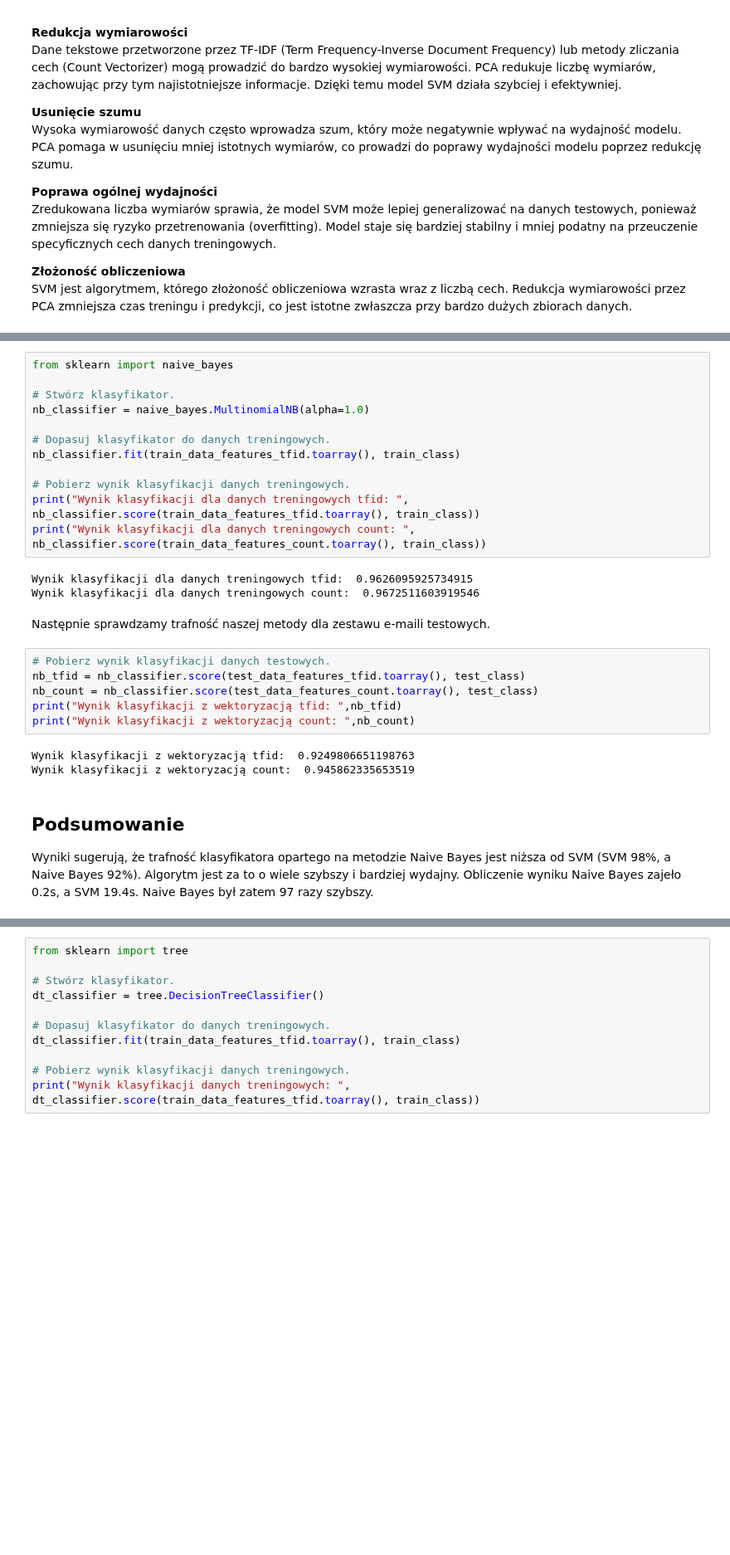
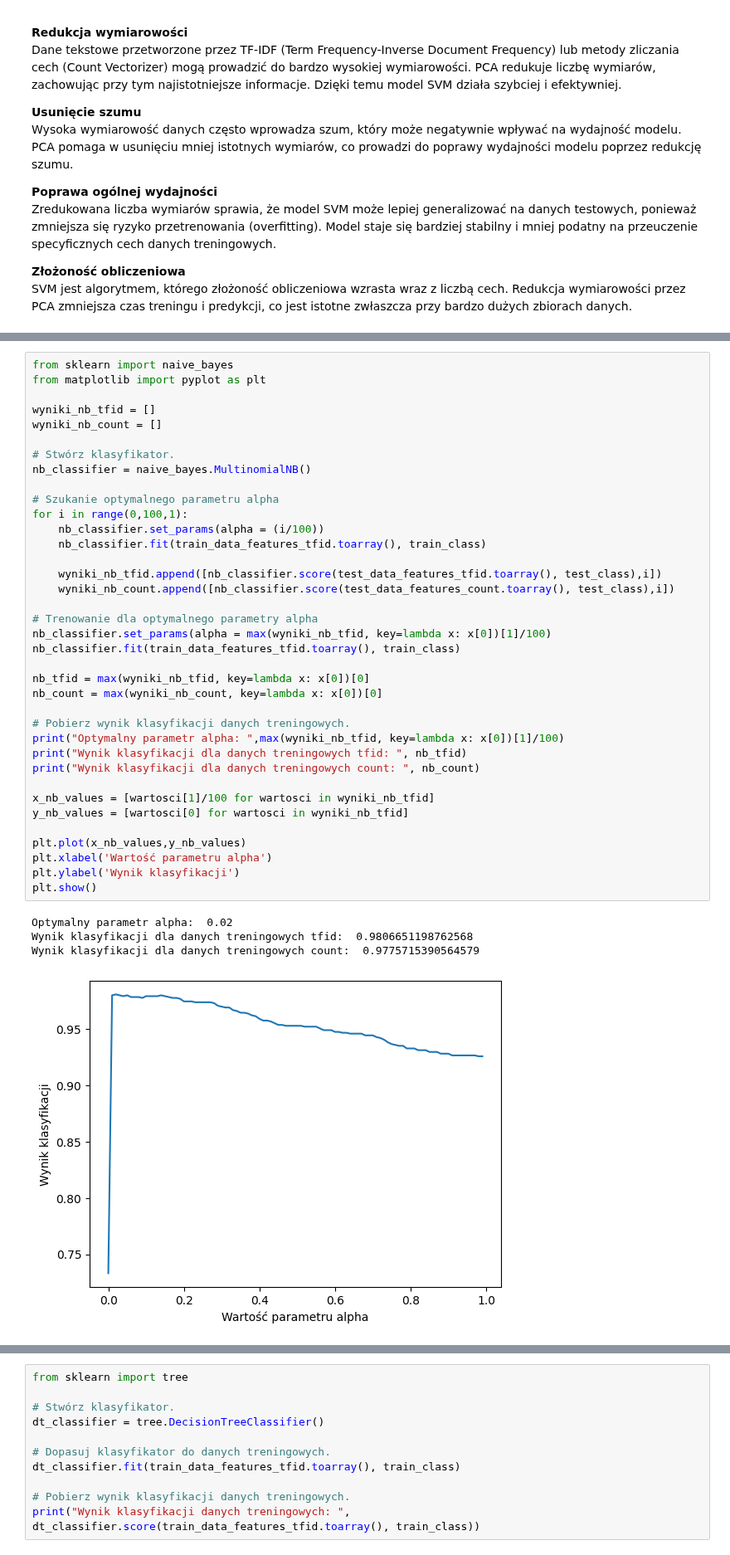
Before and after one commit to patrykzawadzkisggw/mad2, a Jupyter notebook: przyklad.ipynb, the cells around one changed output, grey strips where cells are left out. Shown at 83% size. Cells and saved outputs as stored; diff of their text form; blank space fills up the shorter version.

Commit message:
dodanie optymalizacji parametru alpha w naive bayes

```diff
--- a/przyklad.ipynb
+++ b/przyklad.ipynb
@@ -507,30 +442,42 @@ $m_i$ to liczba wystąpień danego słowa.
-# %%
-from sklearn import naive_bayes
-
-# Stwórz klasyfikator.
-nb_classifier = naive_bayes.MultinomialNB(alpha=1.0)
-
-# Dopasuj klasyfikator do danych treningowych.
-nb_classifier.fit(train_data_features_tfid.toarray(), train_class)
-
-# Pobierz wynik klasyfikacji danych treningowych.
-print("Wynik klasyfikacji dla danych treningowych tfid: ", nb_classifier.score(train_data_features_tfid.toarray(), train_class))
-print("Wynik klasyfikacji dla danych treningowych count: ", nb_classifier.score(train_data_features_count.toarray(), train_class))
-# %% [output]
-Wynik klasyfikacji dla danych treningowych tfid:  0.9626095925734915
-Wynik klasyfikacji dla danych treningowych count:  0.9672511603919546
-# %% [markdown]
-Następnie sprawdzamy trafność naszej metody dla zestawu e-maili testowych.
-# %%
-# Pobierz wynik klasyfikacji danych testowych.
-nb_tfid = nb_classifier.score(test_data_features_tfid.toarray(), test_class)
-nb_count = nb_classifier.score(test_data_features_count.toarray(), test_class)
-print("Wynik klasyfikacji z wektoryzacją tfid: ",nb_tfid)
-print("Wynik klasyfikacji z wektoryzacją count: ",nb_count)
-# %% [output]
-Wynik klasyfikacji z wektoryzacją tfid:  0.9249806651198763
-Wynik klasyfikacji z wektoryzacją count:  0.945862335653519
-# %% [markdown]
-## Podsumowanie
-
-Wyniki sugerują, że trafność klasyfikatora opartego na metodzie Naive Bayes jest niższa od SVM (SVM 98%, a Naive Bayes 92%). Algorytm jest za to o wiele szybszy i bardziej wydajny. Obliczenie wyniku Naive Bayes zajeło 0.2s, a SVM 19.4s. Naive Bayes był zatem 97 razy szybszy.
+# %%
+from sklearn import naive_bayes
+from matplotlib import pyplot as plt
+
+wyniki_nb_tfid = []
+wyniki_nb_count = []
+
+# Stwórz klasyfikator.
+nb_classifier = naive_bayes.MultinomialNB()
+
+# Szukanie optymalnego parametru alpha
+for i in range(0,100,1):
+    nb_classifier.set_params(alpha = (i/100))
+    nb_classifier.fit(train_data_features_tfid.toarray(), train_class)
+
+    wyniki_nb_tfid.append([nb_classifier.score(test_data_features_tfid.toarray(), test_class),i])
+    wyniki_nb_count.append([nb_classifier.score(test_data_features_count.toarray(), test_class),i])
+
+# Trenowanie dla optymalnego parametry alpha
+nb_classifier.set_params(alpha = max(wyniki_nb_tfid, key=lambda x: x[0])[1]/100)
+nb_classifier.fit(train_data_features_tfid.toarray(), train_class)
+
+nb_tfid = max(wyniki_nb_tfid, key=lambda x: x[0])[0]
+nb_count = max(wyniki_nb_count, key=lambda x: x[0])[0]
+
+# Pobierz wynik klasyfikacji danych treningowych.
+print("Optymalny parametr alpha: ",max(wyniki_nb_tfid, key=lambda x: x[0])[1]/100)
+print("Wynik klasyfikacji dla danych treningowych tfid: ", nb_tfid)
+print("Wynik klasyfikacji dla danych treningowych count: ", nb_count)
+
+x_nb_values = [wartosci[1]/100 for wartosci in wyniki_nb_tfid]
+y_nb_values = [wartosci[0] for wartosci in wyniki_nb_tfid]
+
+plt.plot(x_nb_values,y_nb_values)
+plt.xlabel('Wartość parametru alpha')
+plt.ylabel('Wynik klasyfikacji')
+plt.show()
+# %% [output]
+Optymalny parametr alpha:  0.02
+Wynik klasyfikacji dla danych treningowych tfid:  0.9806651198762568
+Wynik klasyfikacji dla danych treningowych count:  0.9775715390564579
+[figure, added]
```
Also changed, not shown: parts of 5 cells of this notebook.
